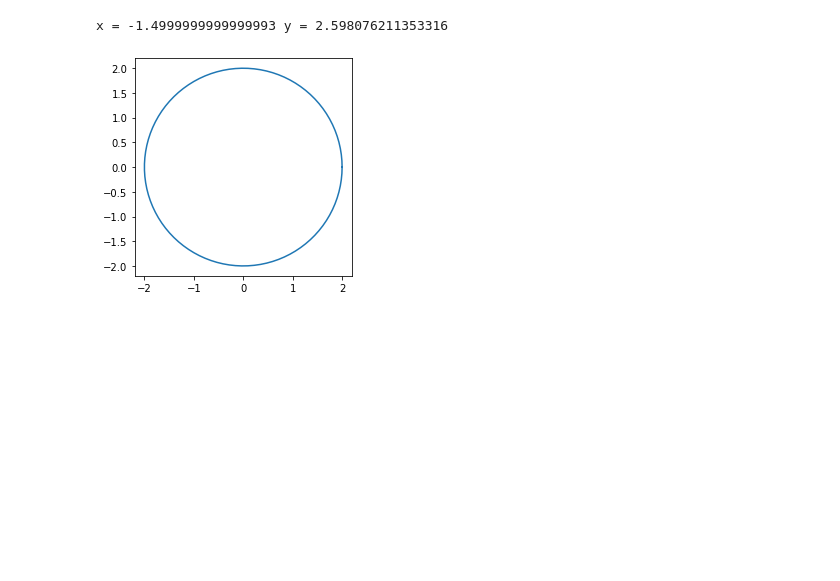
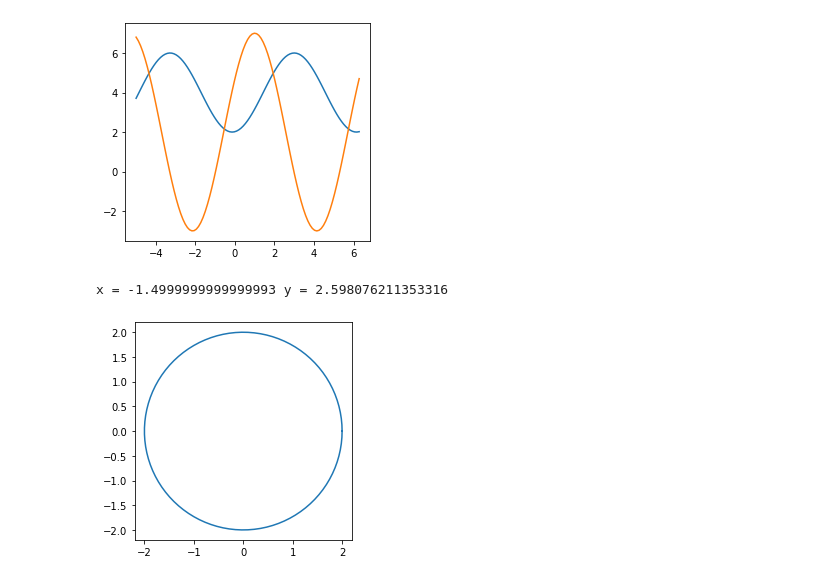
Before and after one commit to Dary85/GB-Python, a Jupyter notebook: Math23.ipynb, the cells around one changed output. Cells and saved outputs as stored; diff of their text form; code cells hidden in the pictures; blank space fills up the shorter version.

```diff
--- a/Math23.ipynb
+++ b/Math23.ipynb
@@ -3,6 +3,19 @@
 import numpy as np
 import matplotlib.pyplot as plt
 import math
+# %%
+ax = plt.gca()
+
+x = np.linspace(-5, 2.0*np.pi, 101)
+
+y1 =2*np.cos(x-3)+4
+y2 =5*np.cos(x-1)+2
+ax.plot(x, y1)
+ax.plot(x, y2)
+plt.axis('scaled')
+plt.show()
+# %% [output]
+[figure, added]
 # %%
 p = 3
 a =2/3*np.pi
```
